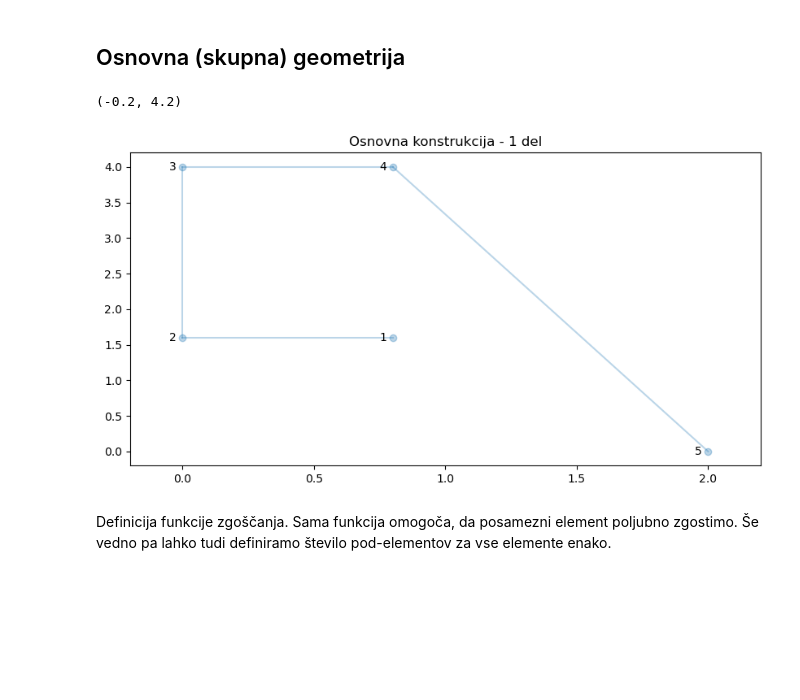
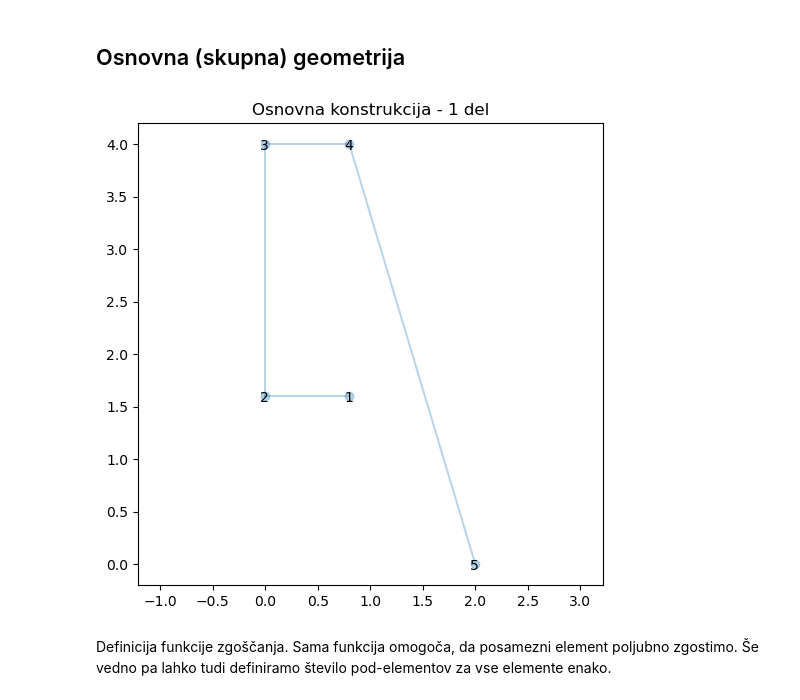
Before and after one commit to markotacer/pypinm, a Jupyter notebook: Dinamika strojev in konstrukcij/Seminar/V10/V.ipynb, the cells around one changed output. Saved outputs shown, nothing was run; the diff lists cells and outputs as text; code cells hidden in the pictures; blank space fills up the shorter version.

```diff
--- a/Dinamika strojev in konstrukcij/Seminar/V10/V.ipynb
+++ b/Dinamika strojev in konstrukcij/Seminar/V10/V.ipynb
@@ -21,42 +21,33 @@ https://apollo11space.com/nasas-apollo-11-lunar-module-basic-facts/
 # %%
 L1 = 2 # m - skupna dolžina
 L2 = 4 # m - skupna višina
 k1 = 0.4 # razmerje dolžine pritrjene konstrukcije
 k2 = 0.4 # razmerje višine pritrjene konstrukcije
 
 # Definicija skupnih vozlišč (5, ki jih že poznamo)
 vozlisca_osn_sk = np.array([[k1 * L1, k2 * L2], [0, k2*L2], [0,L2], [k1 * L1, L2], [L1, 0]])
 
-# Dolocitev vmesnega vozlisca
-# k3 = 0.6
-# y_P = k3*L2
-# x_P = (k3*(k1-1) +1)*L1
-# vozlisca_osn_sk = np.append(vozlisca_osn_sk, [x_P, y_P])
-
 # Definicija elementov
 elementi_osn_sk = np.array([[0, 1],[1, 2], [2, 3], [3, 4]]) #, [0, 5]])
 #
 vozlisca_osn_sk = vozlisca_osn_sk.reshape(5, 2)
 
 # Izris
-fig, ax = plt.subplots(figsize = (10, 5))
+fig, ax = plt.subplots(figsize = (6, 6))
 ax.set_title('Osnovna konstrukcija - 1 del')
 for i in vozlisca_osn_sk:
     ax.plot(i[0], i[1], 'o', color='C0', alpha=0.3)
 
 for element in elementi_osn_sk:
     x = [vozlisca_osn_sk[element[0], 0], vozlisca_osn_sk[element[1], 0]]
     y = [vozlisca_osn_sk[element[0], 1], vozlisca_osn_sk[element[1], 1]]
     ax.plot(x, y, 'C0', alpha=0.3)
 [plt.text(*c,n+1) for n,c in enumerate(vozlisca_osn_sk-0.05)];
 
-ax.set_xlim(-0.2, 2.2)
-ax.set_ylim(-0.2, 4.2)
-# print(vozlisca_osn_sk.shape)   # Output: (3, 2)
-# print(elementi_osn_sk.shape)
+ax.axis('equal')
+fig.savefig('osnovna_konstrukcija_1.png')
 # %% [output]
-(-0.2, 4.2)
-[figure, old version]
+[figure, new version]
 # %% [markdown]
 Definicija funkcije zgoščanja. Sama funkcija omogoča, da posamezni element poljubno zgostimo. Še vedno pa lahko tudi definiramo število pod-elementov za vse elemente enako.
 # %%
```
Also changed, not shown: parts of 38 cells of this notebook, 44 other files.
